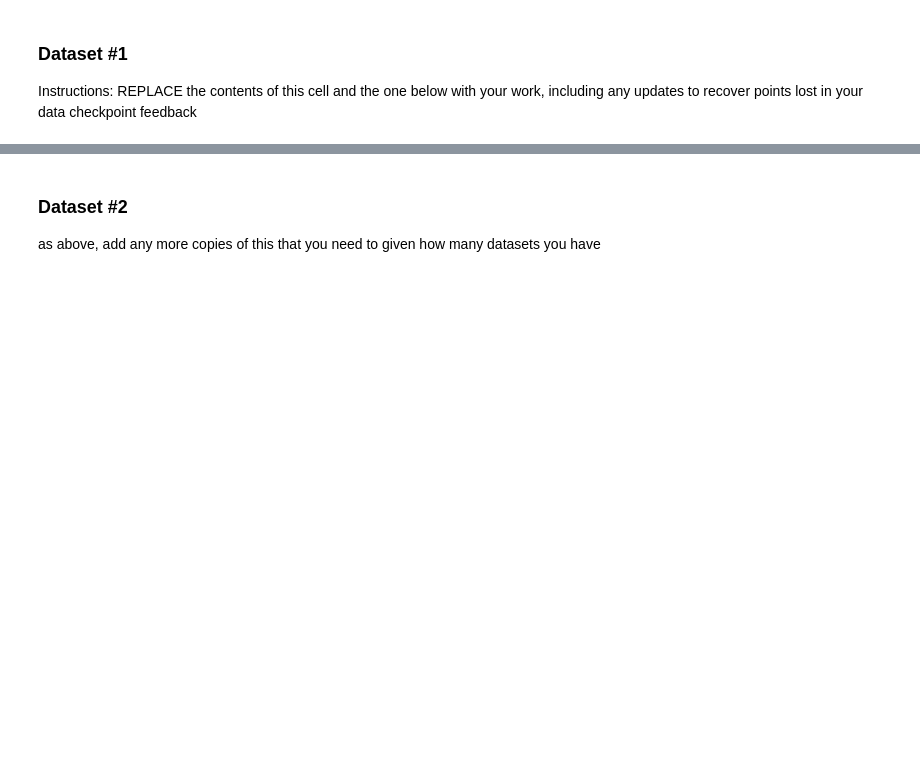
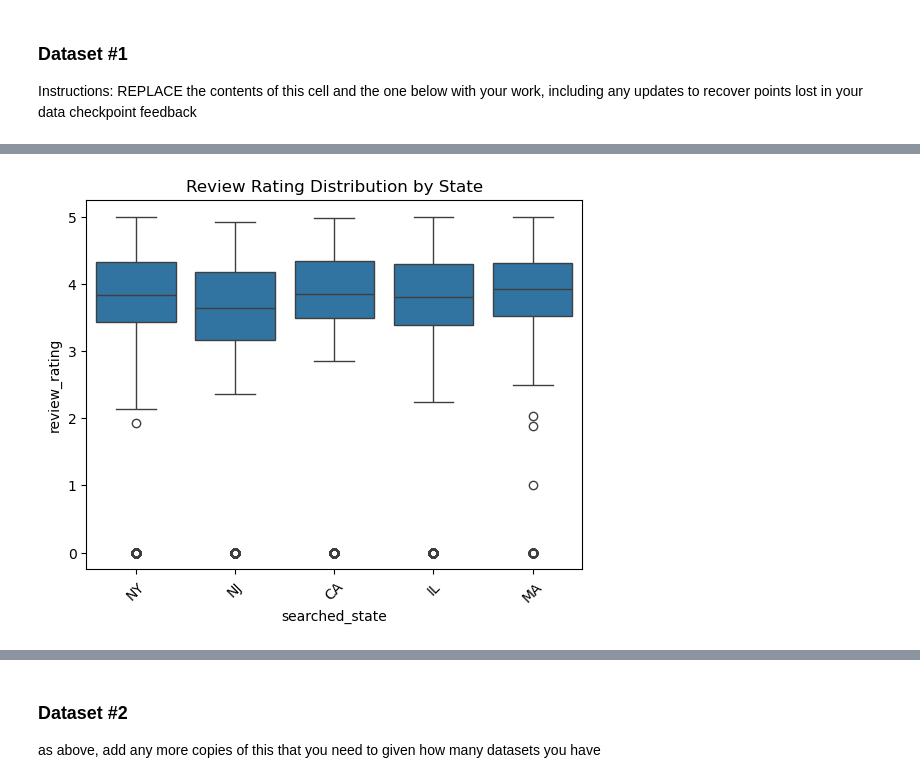
Before and after one commit to COGS108/Group111_WI26, a Jupyter notebook: 02-EDACheckpoint.ipynb, the cells around one changed output, grey strips where cells are left out. Saved outputs shown, nothing was run; the diff lists cells and outputs as text; code cells hidden in the pictures; blank space fills up the shorter version.

```diff
--- a/02-EDACheckpoint.ipynb
+++ b/02-EDACheckpoint.ipynb
@@ -118,0 +258,12 @@ doordash
+# %%
+sns.boxplot(
+    data=grubhub,
+    x='searched_state',
+    y='review_rating'
+)
+
+plt.title("Review Rating Distribution by State")
+plt.xticks(rotation=45)
+plt.show()
+# %% [output]
+[figure, added]
```
Also changed, not shown: parts of 22 cells of this notebook.
